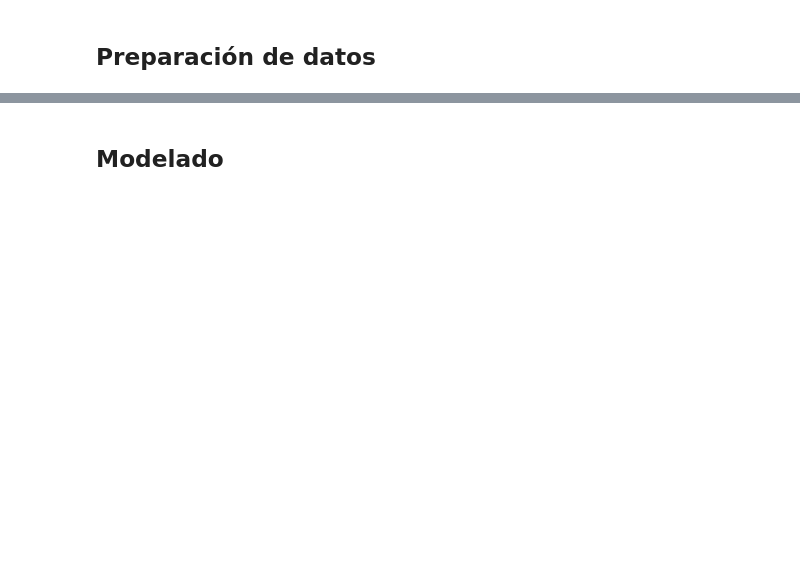
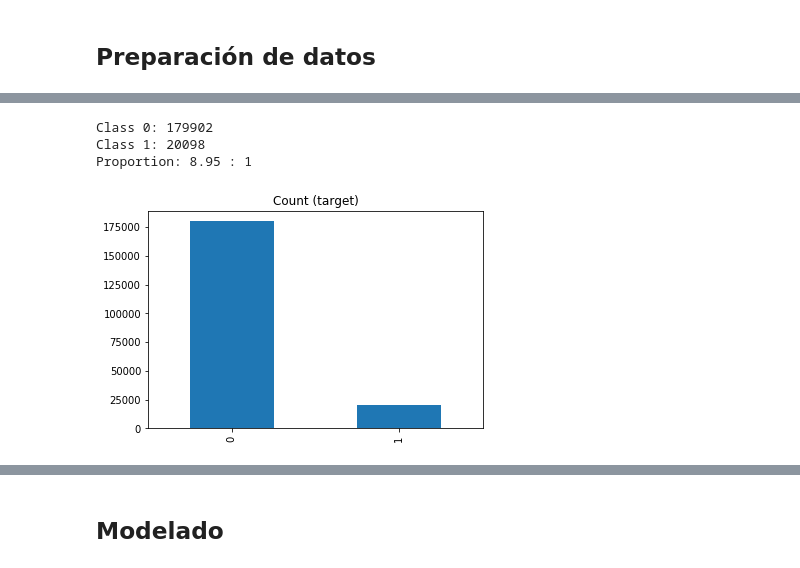
Before and after one commit to mastanca/7570_tpfinal, a Jupyter notebook: tp_final_robots.ipynb, the cells around one changed output, grey strips where cells are left out. Saved outputs shown, nothing was run; the diff lists cells and outputs as text; code cells hidden in the pictures; blank space fills up the shorter version.

Commit message:
Include option to balance dataset

```diff
--- a/tp_final_robots.ipynb
+++ b/tp_final_robots.ipynb
@@ -61,2 +47,7 @@ Training features shape:  (134000, 200)
+# %%
+dataset = pd.read_csv("/content/train.csv")
+
+X = dataset.drop(['target'], axis=1)
+y = dataset.target
 # %% [markdown]
 ## Preparación de datos
@@ -62,0 +59,15 @@ Training features shape:  (134000, 200)
+# %%
+target_count = y.value_counts()
+print('Class 0:', target_count[0])
+print('Class 1:', target_count[1])
+print('Proportion:', round(target_count[0] / target_count[1], 2), ': 1')
+
+target_count.plot(kind='bar', title='Count (target)')
+
+rus = RandomUnderSampler(random_state=42)
+X_rus, y_rus = rus.fit_sample(X, y)
+# %% [output]
+Class 0: 179902
+Class 1: 20098
+Proportion: 8.95 : 1
+[figure, added]
```
Also changed, not shown: parts of 10 cells of this notebook.
